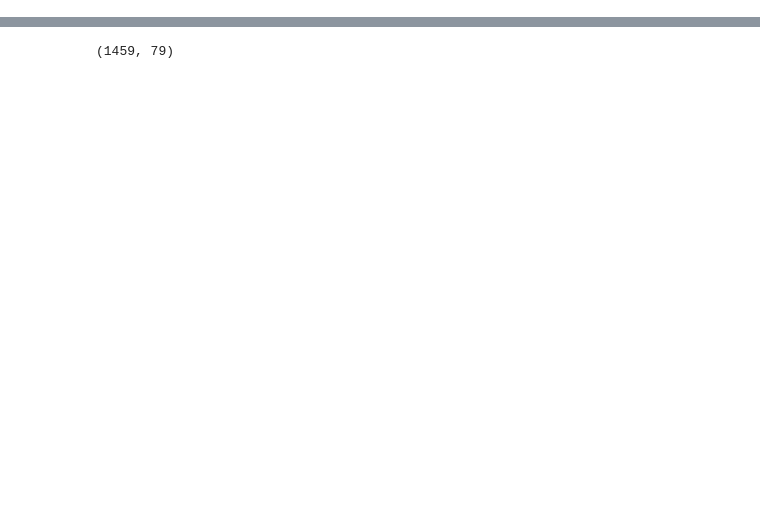
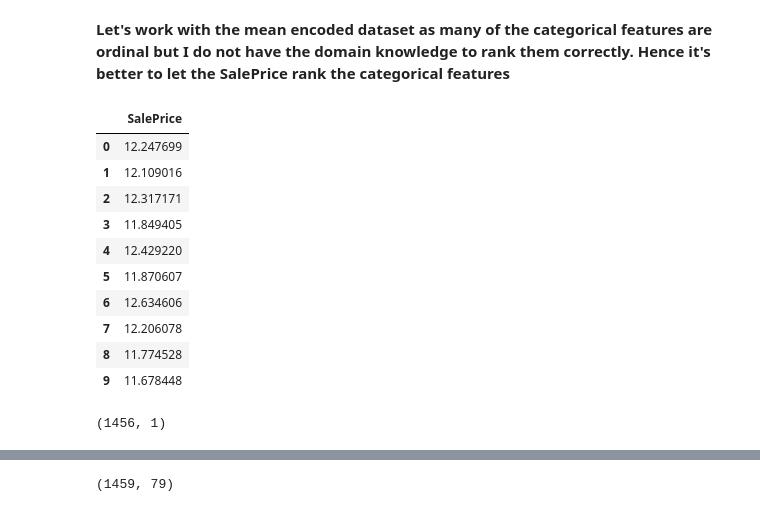
Before and after one commit to benspniz/Advanced-House-Price-Prediction-Kaggle-Competition, a Jupyter notebook: Notebooks/3_Prepared_Datasets_Creation.ipynb, the cells around one changed output, grey strips where cells are left out. Drawn from its saved outputs; the diff is of its cells as text; code cells hidden in the pictures; blank space fills up the shorter version.

```diff
--- a/Notebooks/3_Prepared_Datasets_Creation.ipynb
+++ b/Notebooks/3_Prepared_Datasets_Creation.ipynb
@@ -10,6 +10,29 @@ warnings.filterwarnings('ignore')
 # %%
 pd.set_option('display.max_columns', None)
 pd.set_option('display.max_rows', None)
+# %% [markdown]
+**Let's work with the mean encoded dataset as many of the categorical features are ordinal but I do not have the domain knowledge to rank them correctly. Hence it's better to let the SalePrice rank the categorical features**
 # %%
-path = r'C:\Users\Ben\Desktop\Data Science\Kaggle\Advanced House Price Prediction\Preprocessed_data\mean_encoded.csv'
+cleaned_path = r'C:\Users\Ben\Desktop\Data Science\Kaggle\Advanced-House-Price-Prediction-Kaggle-Competition\Preprocessed_data\mean_encoded.csv'
+target_path = r'C:\Users\Ben\Desktop\Data Science\Kaggle\Advanced-House-Price-Prediction-Kaggle-Competition\Preprocessed_data\target.csv'
+# %%
+target = pd.read_csv(target_path)
+# %%
+target.head(10)
+# %% [output]
+|  | SalePrice |
+| 0 | 12.247699 |
+| 1 | 12.109016 |
+| 2 | 12.317171 |
+| 3 | 11.849405 |
+| 4 | 12.429220 |
+| 5 | 11.870607 |
+| 6 | 12.634606 |
+| 7 | 12.206078 |
+| 8 | 11.774528 |
+| 9 | 11.678448 |
+# %%
+target.shape
+# %% [output]
+(1456, 1)
 # %%
```
Also changed, not shown: parts of 21 cells of this notebook, 18 other files.
